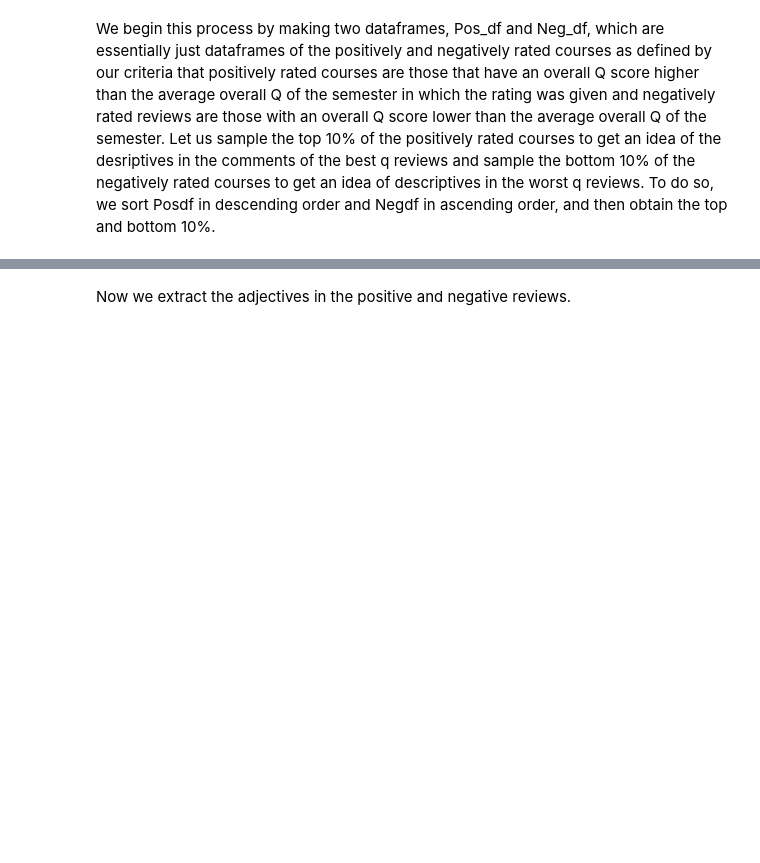
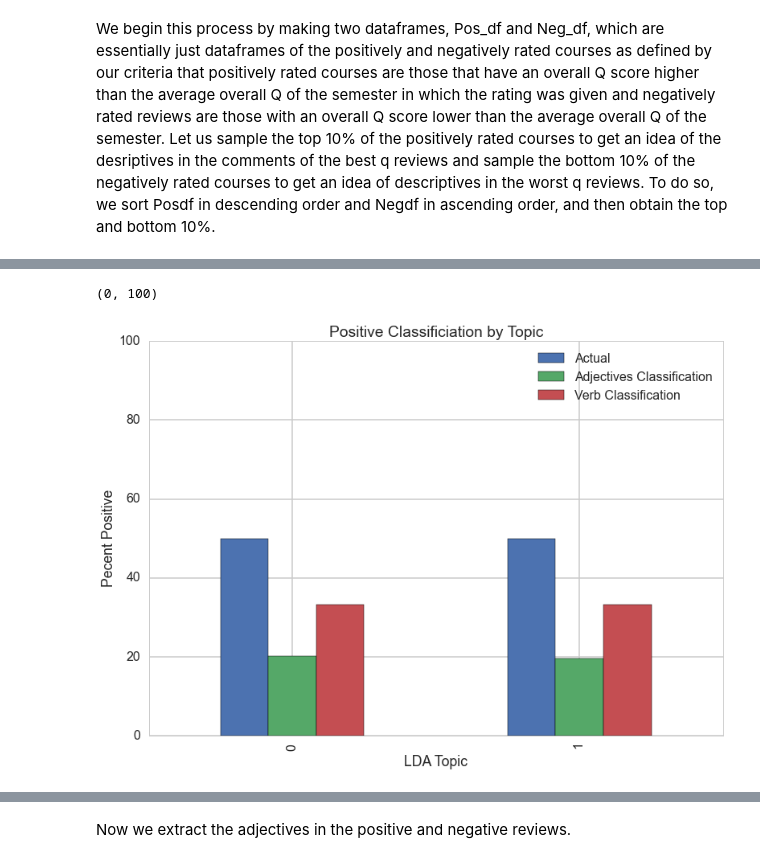
Before and after one commit to afai/cs109-project, a Jupyter notebook: textanalysis.ipynb, the cells around one changed output, grey strips where cells are left out. Saved outputs shown, nothing was run; the diff lists cells and outputs as text; code cells hidden in the pictures; blank space fills up the shorter version.

```diff
--- a/textanalysis.ipynb
+++ b/textanalysis.ipynb
@@ -645,0 +929,25 @@ We begin this process by making two dataframes, Pos_df and Neg_df, which are ess
+# %%
+def get_predicteds(df0, df1):
+    zeroprobs = []
+    oneprobs = []
+    zeroboolarray = []
+    oneboolarray = []
+    for index, row in df0.iterrows():
+        probability = prob(row['mean_pplus'], row['var_pplus'], row['count'])
+        if probability > 0.5:
+            zeroboolarray.append(True)
+            zeroprobs.append(probability)
+        else:
+            zeroboolarray.append(False)
+    for index, row in df1.iterrows():
+        probability = prob(row['mean_pplus'], row['var_pplus'], row['count'])
+        if probability > 0.5:
+            oneboolarray.append(True)
+            oneprobs.append(probability)
+        else:
+             oneboolarray.append(False)
+    df0['Predicted_Positive'] = zeroboolarray
+    df1['Predicted_Positive'] = oneboolarray
+    estimated_positive_zeroes = float(len(zeroprobs)) / float(df0.shape[0])
+    estimated_positive_ones = float(len(oneprobs)) / float(df1.shape[0])
+    return df0, df1, estimated_positive_zeroes, estimated_positive_ones
@@ -645,0 +1052,15 @@ We begin this process by making two dataframes, Pos_df and Neg_df, which are ess
+# %%
+positivesdictfinal = {}
+positivesdictfinal['Adjectives Classification'] = [adj_estimated_positive_zeroes * 100, adj_estimated_positive_ones * 100]
+positivesdictfinal['Verb Classification'] = [verb_estimated_positive_zeroes  * 100, verb_estimated_positive_ones * 100]
+positivesdictfinal['Actual'] = [50, 50]
+positivesdf = pd.DataFrame.from_dict(positivesdictfinal)
+positivesdf.plot(kind='bar')
+plt.legend(frameon = False, loc='best')
+plt.title("Positive Classificiation by Topic")
+plt.xlabel("LDA Topic")
+plt.ylabel("Pecent Positive")
+plt.ylim(0,100)
+# %% [output]
+(0, 100)
+[figure, added]
```
Also changed, not shown: parts of 110 cells of this notebook.
